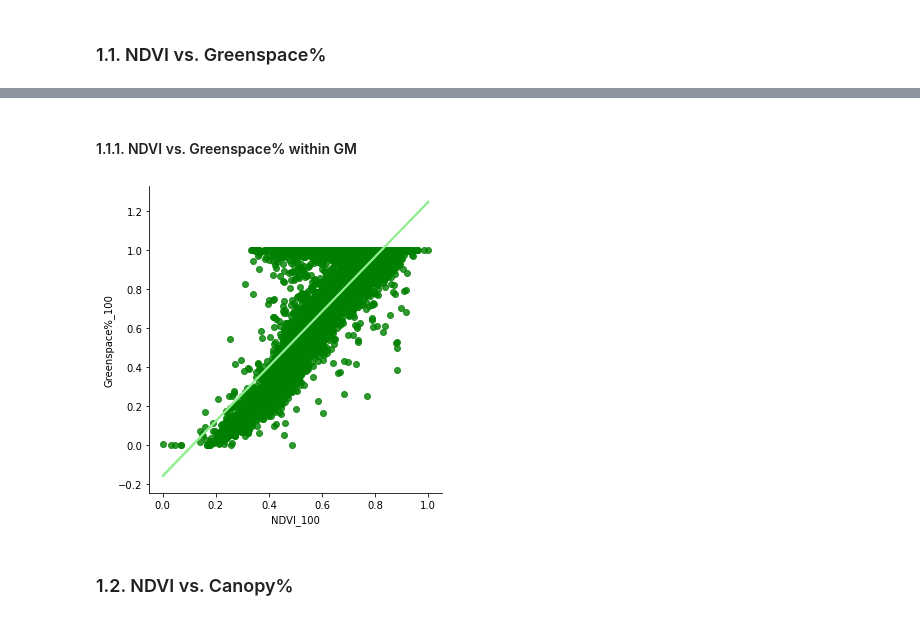
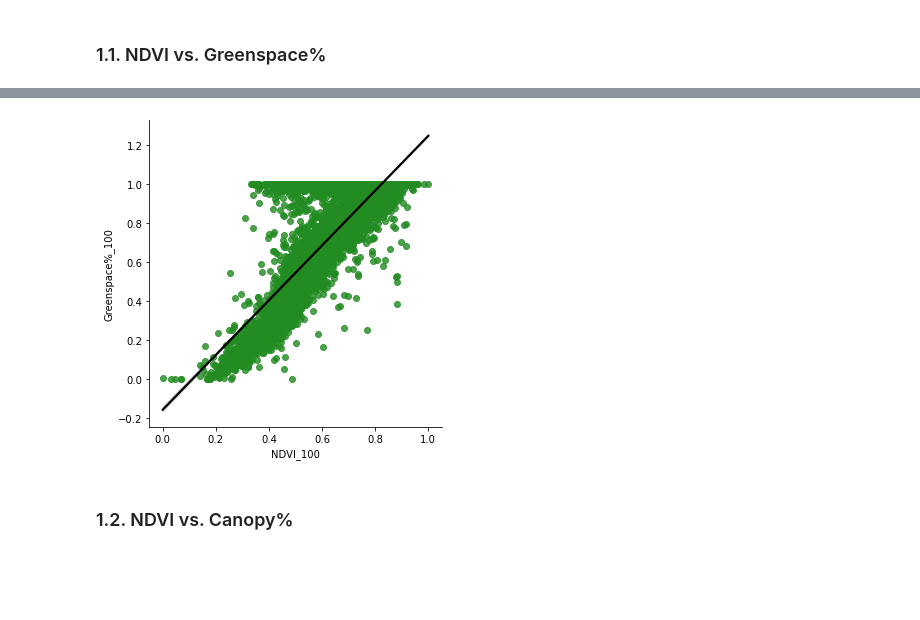
Before and after one commit to alexdelai/NDVI-dimist, a Jupyter notebook: plot_greenspace_metrics.ipynb, the cells around one changed output, grey strips where cells are left out. Cells and saved outputs as stored; diff of their text form; code cells hidden in the pictures; blank space fills up the shorter version.

```diff
--- a/plot_greenspace_metrics.ipynb
+++ b/plot_greenspace_metrics.ipynb
@@ -21,5 +10,5 @@ gdf_100.head()
 # %%
 # read GeoJSON containing greenspace metrics at 100m within GM
-gdf_100_gm = gpd.read_file("thesis_project/output/greenspace_metrics_100_gm.json")
+gdf_100_gm = gpd.read_file("thesis_project/output/dataframes/greenspace_metrics_100_gm.json")
 gdf_100_gm.head()
 # %% [output]
@@ -41,11 +23,9 @@ sns.lmplot(x="NDVI_100", y="Greenspace%_100", data=gdf_100,
-# %% [markdown]
-#### 1.1.1. NDVI vs. Greenspace% within GM
 # %%
 # plot NDVI vs. Greenspace% within GM
 ndvi_green_100_plot = sns.lmplot(x="NDVI_100", y="Greenspace%_100", data=gdf_100_gm,
-          scatter_kws={"color": "green"}, line_kws={'color': 'lightgreen'})
+          scatter_kws={"color": "forestgreen"}, line_kws={'color': 'black'})
 # %% [output]
-[figure, old version]
+[figure, new version]
 # %%
 # save plot into png file
 fig = ndvi_green_100_plot.fig
```
Also changed, not shown: parts of 59 cells of this notebook, 3 other files.
